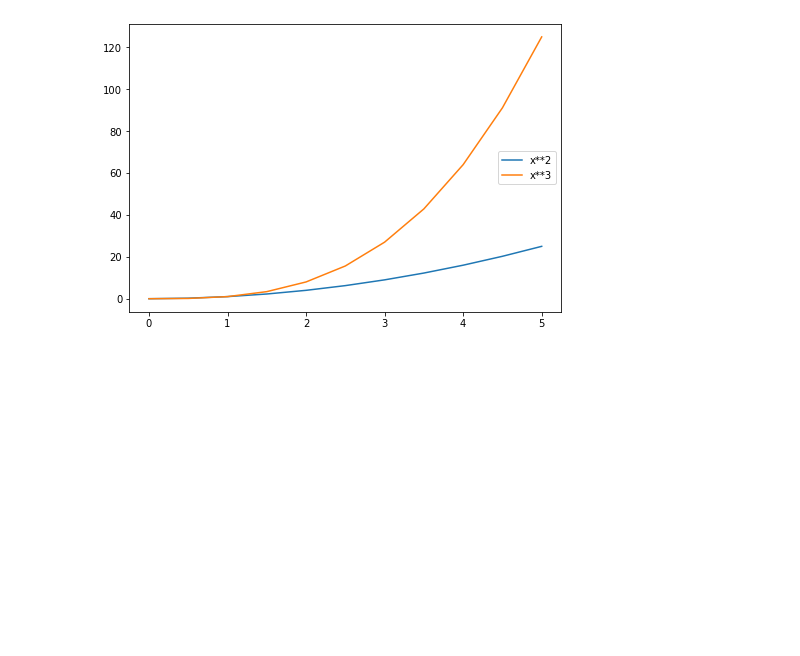
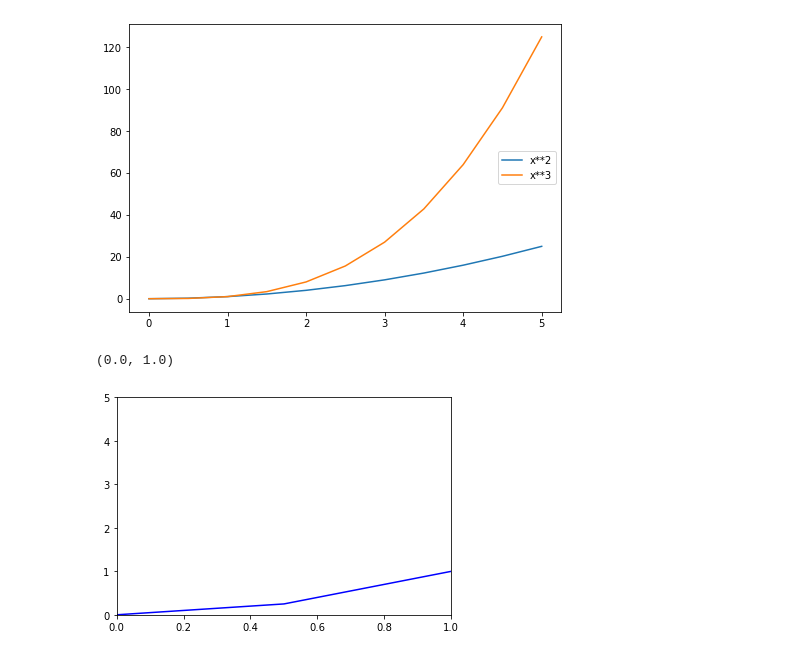
Before and after one commit to karimbouaziz95/Python-f-r-Data-Science-Machine-Learning-Visualization, a Jupyter notebook: matplotlib/matpoltlib.ipynb, the cells around one changed output. Cells and saved outputs as stored; diff of their text form; code cells hidden in the pictures; blank space fills up the shorter version.

```diff
--- a/matplotlib/matpoltlib.ipynb
+++ b/matplotlib/matpoltlib.ipynb
@@ -107,3 +107,11 @@ ax.legend(loc=7)
 # %% [output]
 <matplotlib.legend.Legend at 0x...>
 [figure]
+# %%
+diag, ax = plt.subplots()
+ax.plot(x,x**2, color="blue")
+ax.set_ylim([0,5])
+ax.set_xlim([0,1])
+# %% [output]
+(0.0, 1.0)
+[figure, added]
```
Also changed, not shown: 1 other file.
